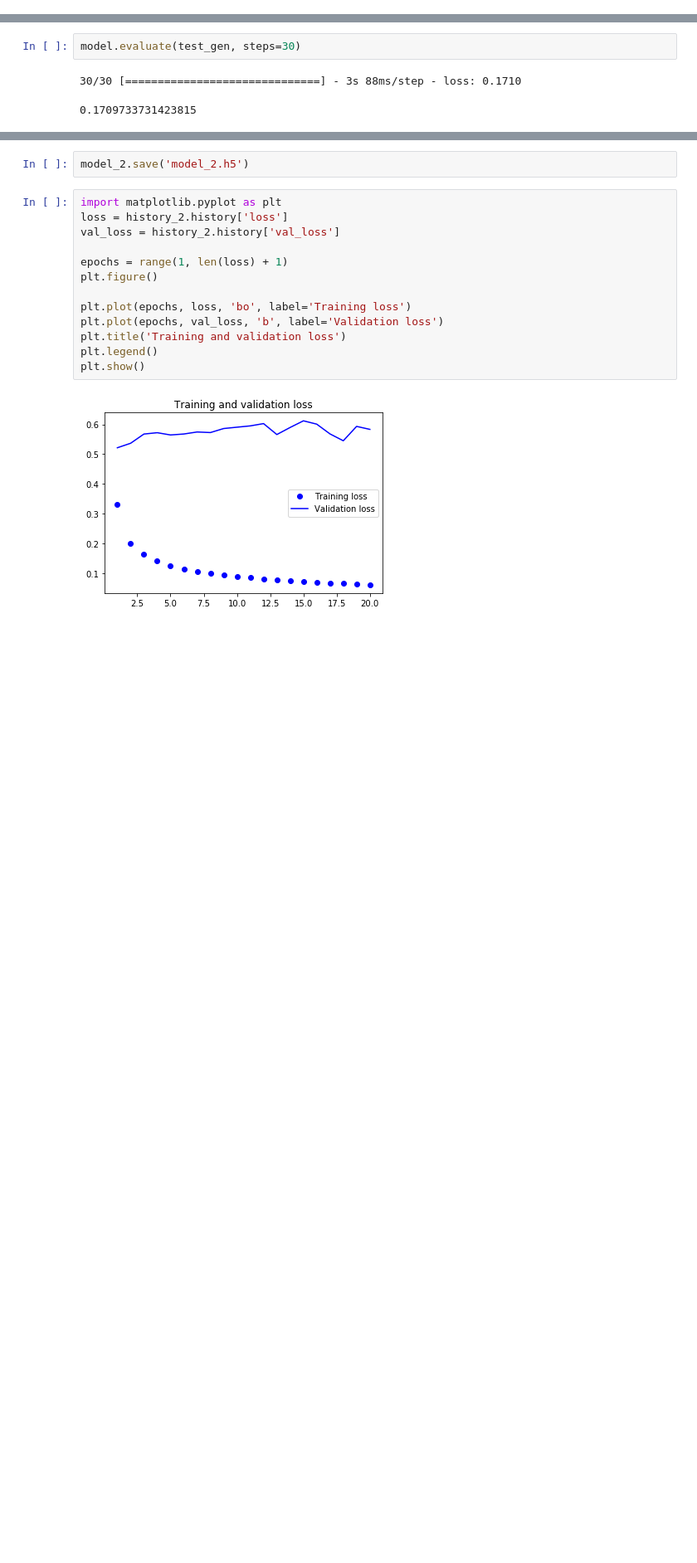
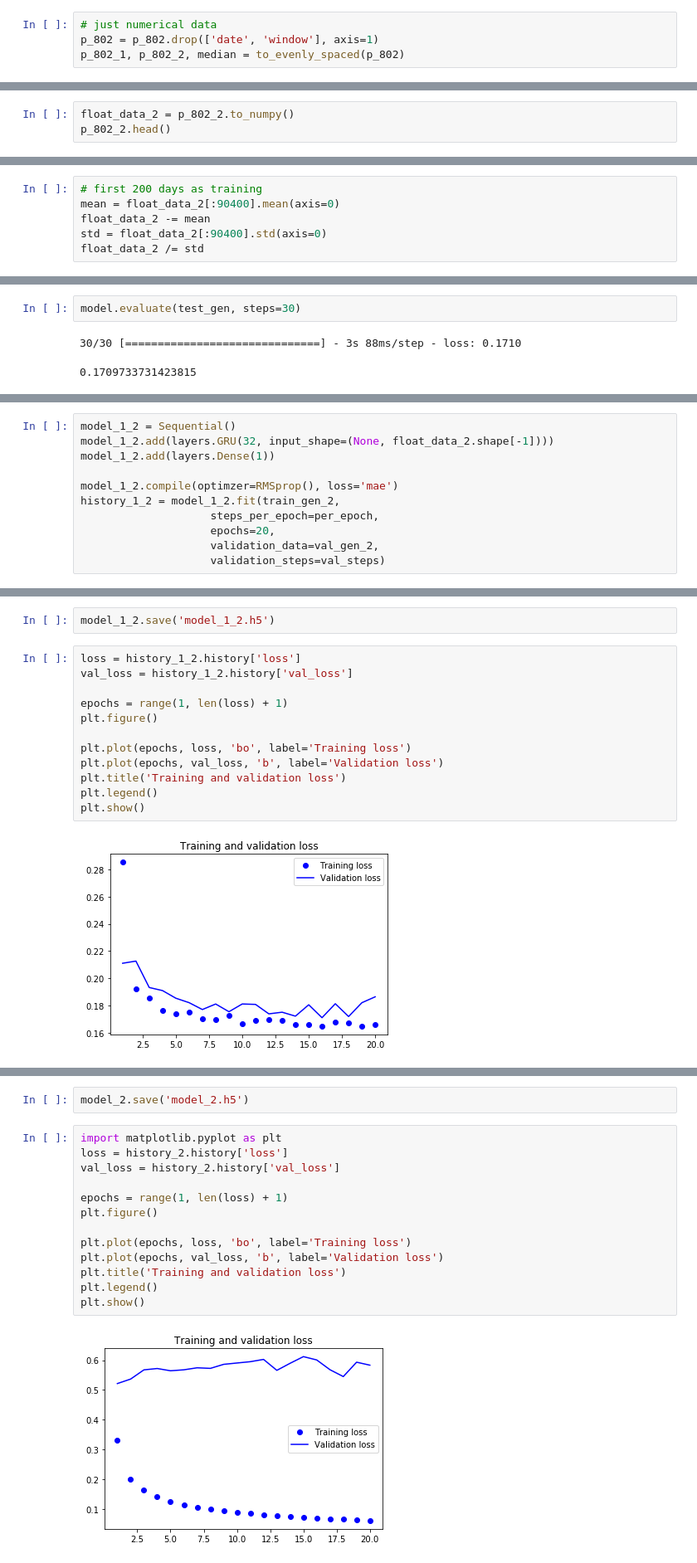
Before and after one commit to elmodeer/b-thesis, a Jupyter notebook: Keras-CNN-802.ipynb, the cells around one changed output, grey strips where cells are left out. Shown at 83% size. Drawn from its saved outputs; the diff is of its cells as text; blank space fills up the shorter version.

```diff
--- a/Keras-CNN-802.ipynb
+++ b/Keras-CNN-802.ipynb
@@ -55,0 +75,4 @@ p_802, median = to_evenly_spaced(p_802)
+# %%
+# just numerical data
+p_802 = p_802.drop(['date', 'window'], axis=1)
+p_802_1, p_802_2, median = to_evenly_spaced(p_802)
@@ -55,0 +90,3 @@ p_802, median = to_evenly_spaced(p_802)
+# %%
+float_data_2 = p_802_2.to_numpy()
+p_802_2.head()
@@ -79 +111,7 @@ float_data /= std
+# %%
+# first 200 days as training
+mean = float_data_2[:90400].mean(axis=0)
+float_data_2 -= mean
+std = float_data_2[:90400].std(axis=0)
+float_data_2 /= std
 # %%
@@ -221,0 +287,11 @@ model.evaluate(test_gen, steps=30)
+# %%
+model_1_2 = Sequential()
+model_1_2.add(layers.GRU(32, input_shape=(None, float_data_2.shape[-1])))
+model_1_2.add(layers.Dense(1))
+
+model_1_2.compile(optimzer=RMSprop(), loss='mae')
+history_1_2 = model_1_2.fit(train_gen_2,
+                    steps_per_epoch=per_epoch,
+                    epochs=20,
+                    validation_data=val_gen_2,
+                    validation_steps=val_steps)
@@ -221,0 +316,16 @@ model.evaluate(test_gen, steps=30)
+# %%
+model_1_2.save('model_1_2.h5')
+# %%
+loss = history_1_2.history['loss']
+val_loss = history_1_2.history['val_loss']
+
+epochs = range(1, len(loss) + 1)
+plt.figure()
+
+plt.plot(epochs, loss, 'bo', label='Training loss')
+plt.plot(epochs, val_loss, 'b', label='Validation loss')
+plt.title('Training and validation loss')
+plt.legend()
+plt.show()
+# %% [output]
+[figure, added]
```
Also changed, not shown: parts of 34 cells of this notebook, 9 other files.
